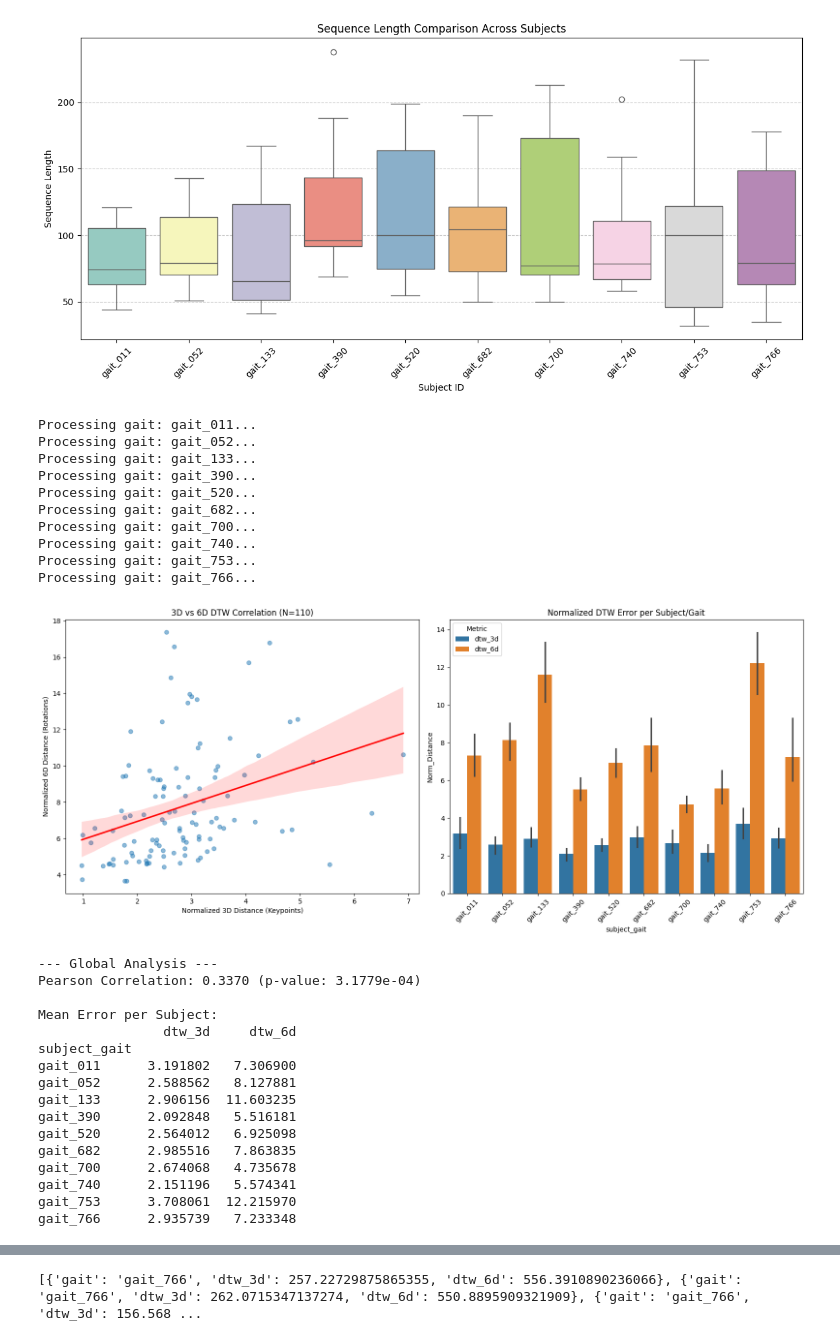
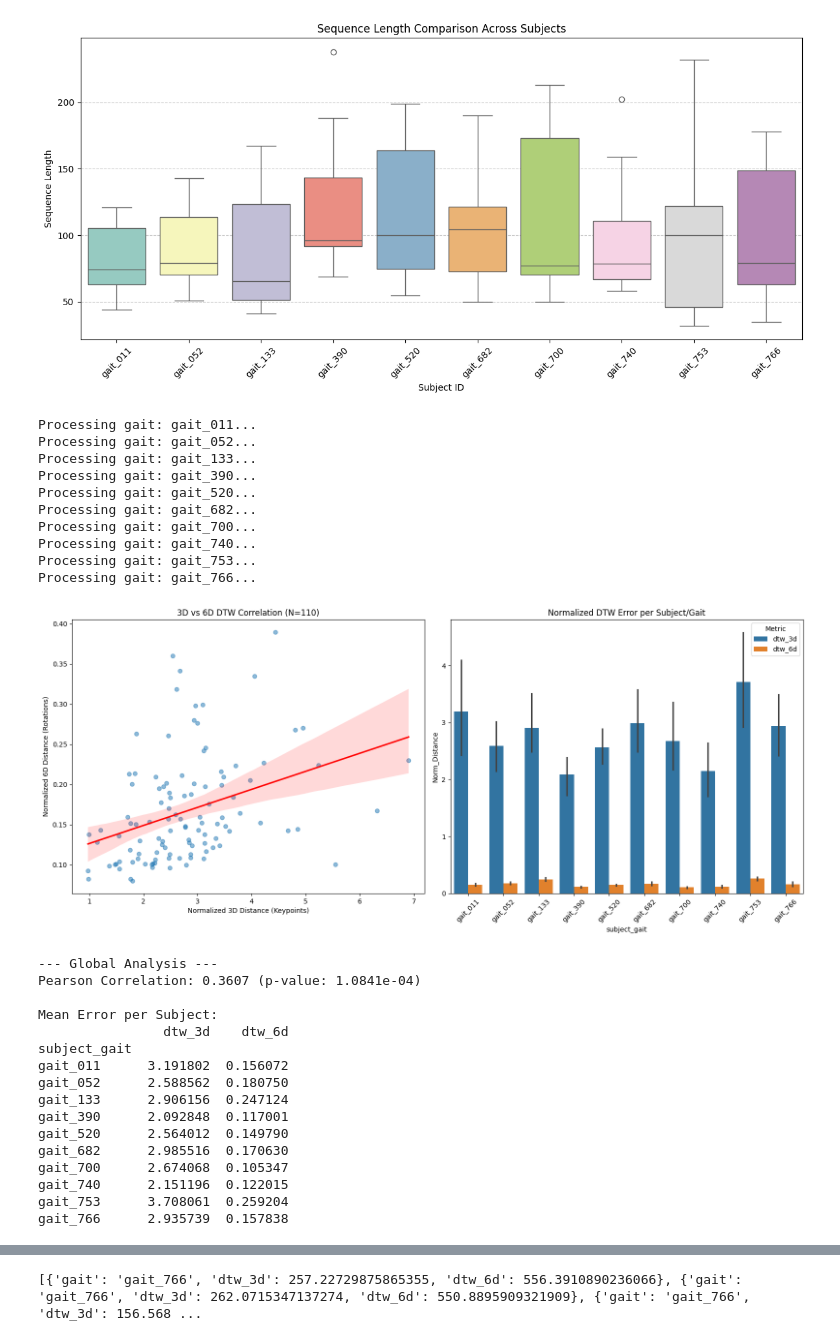
Before and after one commit to Rui1818/3d_motion_generation_cp, a Jupyter notebook: stats.ipynb, the cells around one changed output, grey strips where cells are left out. Saved outputs shown, nothing was run; the diff lists cells and outputs as text; code cells hidden in the pictures.

```diff
--- a/stats.ipynb
+++ b/stats.ipynb
@@ -216,6 +208,9 @@ import matplotlib.pyplot as plt
 import seaborn as sns
 from scipy.stats import pearsonr
 import fastdtw
+from utils.transformation_sixd import smplx_to_6d
+from utils.metrics import pose_distance_metric
+
 
 # Initialize list OUTSIDE the loop to collect all subjects
 all_results = []
@@ -242,13 +237,14 @@ for gait in os.listdir(root):
                 path_orth_6d = os.path.join(gait_path, take, "split_subjects/0/fit-smplx/smplx-params_cut.npz")
                 path_crouch_6d = os.path.join(gait_path, take.replace('c1','c2'), "split_subjects/0/fit-smplx/smplx-params_cut.npz")
 
-                data_6d_1 = smplx_to_6d(path_orth_6d)['motion_6d']
-                data_6d_2 = smplx_to_6d(path_crouch_6d)['motion_6d']
+                data_6d_1 = smplx_to_6d(path_orth_6d)['transl']
+                data_6d_2 = smplx_to_6d(path_crouch_6d)['transl']
 
                 # 3. Calculate DTW with Normalization (distance / path_length)
                 dist_3d, path_3d = fastdtw.fastdtw(data_3d_1, data_3d_2)
                 norm_dist_3d = dist_3d / len(path_3d)
 
+                #dist_6d, path_6d = fastdtw.fastdtw(data_6d_1, data_6d_2, dist=pose_distance_metric)
                 dist_6d, path_6d = fastdtw.fastdtw(data_6d_1, data_6d_2)
                 norm_dist_6d = dist_6d / len(path_6d)
 
@@ -278,47 +274,48 @@ plt.ylabel('Normalized 6D Distance (Rotations)')
 # Plot B: Performance by Subject/Gait
 plt.subplot(1, 2, 2)
 # To compare them on the same axis, we plot them side-by-side
 df_melted = df.melt(id_vars='subject_gait', value_vars=['dtw_3d', 'dtw_6d'],
                     var_name='Metric', value_name='Norm_Distance')
 
 sns.barplot(data=df_melted, x='subject_gait', y='Norm_Distance', hue='Metric')
 plt.xticks(rotation=45)
 plt.title('Normalized DTW Error per Subject/Gait')
 
 plt.tight_layout()
+plt.savefig('dtw_analysis.png')
 plt.show()
 
 # --- Statistics ---
 corr, p_val = pearsonr(df['dtw_3d'], df['dtw_6d'])
 print(f"\n--- Global Analysis ---")
 print(f"Pearson Correlation: {corr:.4f} (p-value: {p_val:.4e})")
 print("\nMean Error per Subject:")
 print(df.groupby('subject_gait')[['dtw_3d', 'dtw_6d']].mean())
 # %% [output]
 Processing gait: gait_011...
 Processing gait: gait_052...
 Processing gait: gait_133...
 Processing gait: gait_390...
 Processing gait: gait_520...
 Processing gait: gait_682...
 Processing gait: gait_700...
 Processing gait: gait_740...
 Processing gait: gait_753...
 Processing gait: gait_766...
-[figure, old version]
+[figure, new version]
 --- Global Analysis ---
-Pearson Correlation: 0.3370 (p-value: 3.1779e-04)
+Pearson Correlation: 0.3607 (p-value: 1.0841e-04)
 
 Mean Error per Subject:
-                dtw_3d     dtw_6d
+                dtw_3d    dtw_6d
 subject_gait
-gait_011      3.191802   7.306900
-gait_052      2.588562   8.127881
-gait_133      2.906156  11.603235
-gait_390      2.092848   5.516181
-gait_520      2.564012   6.925098
-gait_682      2.985516   7.863835
-gait_700      2.674068   4.735678
-gait_740      2.151196   5.574341
-gait_753      3.708061  12.215970
-gait_766      2.935739   7.233348
+gait_011      3.191802  0.156072
+gait_052      2.588562  0.180750
+gait_133      2.906156  0.247124
+gait_390      2.092848  0.117001
+gait_520      2.564012  0.149790
+gait_682      2.985516  0.170630
+gait_700      2.674068  0.105347
+gait_740      2.151196  0.122015
+gait_753      3.708061  0.259204
+gait_766      2.935739  0.157838
```
Also changed, not shown: parts of 3 cells of this notebook, 7 other files.
